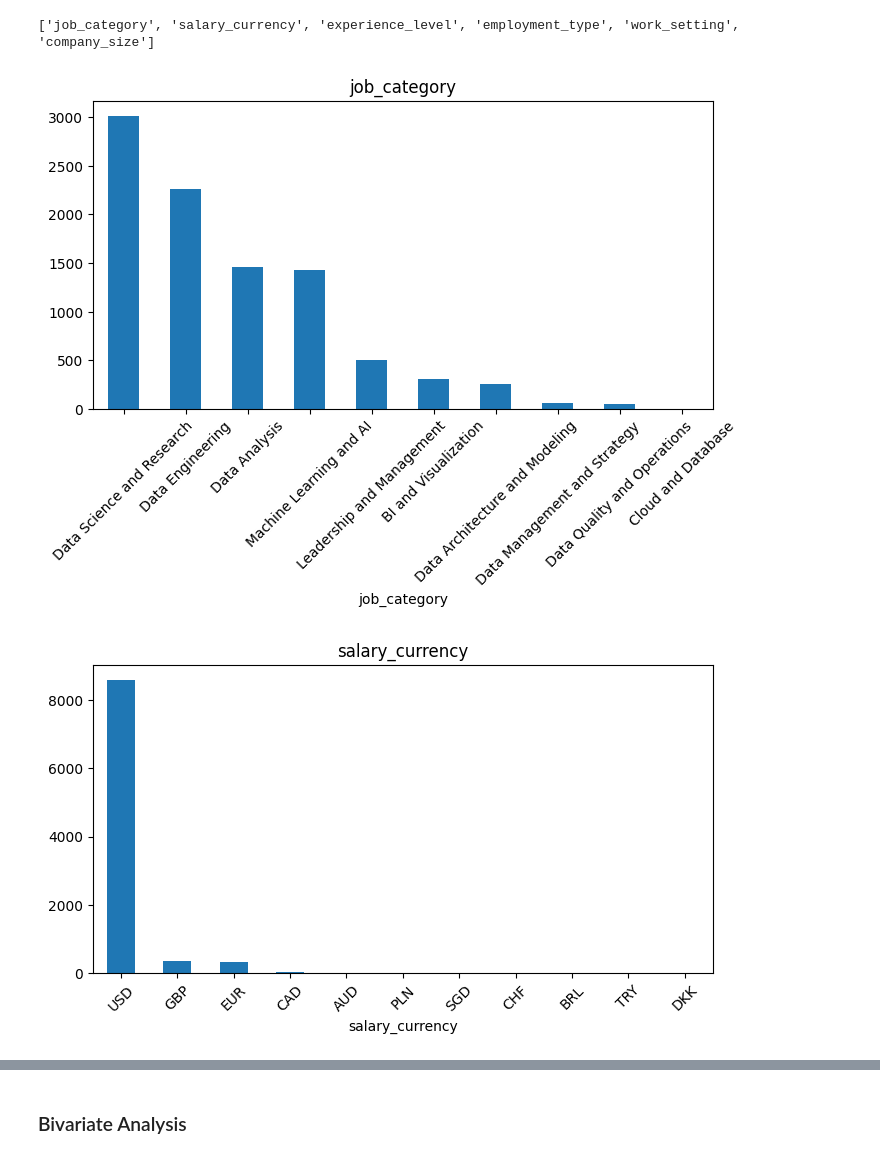
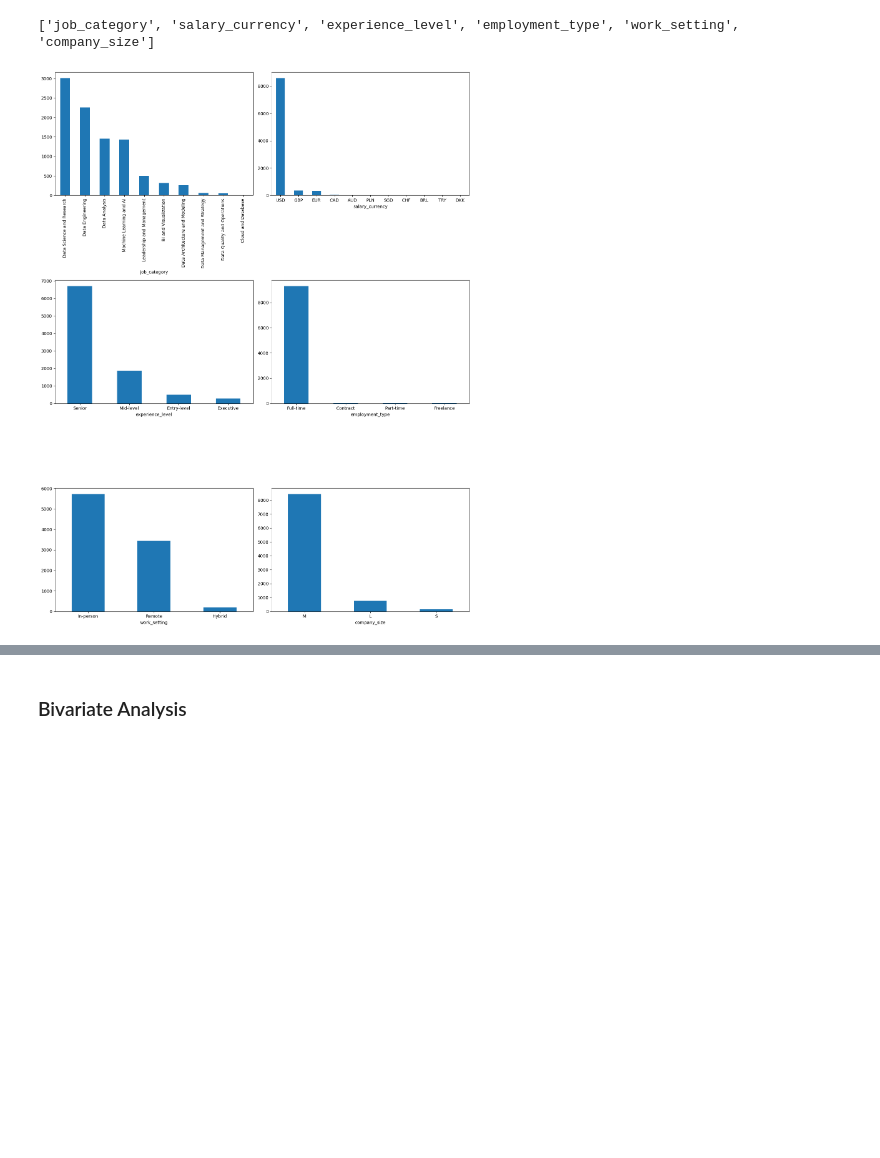
Before and after one commit to theo-picar1/DataSci_CA2_PairProject_2025, a Jupyter notebook: DataAnalysys.ipynb, the cells around one changed output, grey strips where cells are left out. Cells and saved outputs as stored; diff of their text form; code cells hidden in the pictures; blank space fills up the shorter version.

```diff
--- a/DataAnalysys.ipynb
+++ b/DataAnalysys.ipynb
@@ -156,9 +156,13 @@ plt.show()
 # %% [output]
 [figure]
 # %%
-# Boxplot of numeric columns
-for column in numeric_cols:
+# Boxplots of numeric columns
+plt.figure(figsize=(12, 8))
+
+for i, column in enumerate(numeric_cols, 1):
+    plt.subplot(2, 2, i)
     sns.boxplot(x=data[column])
-    plt.title(column)
-    plt.show()
+
+plt.tight_layout()
+plt.show()
 # %% [output]
@@ -206,12 +208,17 @@ print(columns_to_plot)
 # %% [output]
 ['job_category', 'salary_currency', 'experience_level', 'employment_type', 'work_setting', 'company_size']
 # %%
-for column in columns_to_plot:
-    plt.figure(figsize=(8,4))
+plt.figure(figsize=(14,18))
+
+for i, column in enumerate(columns_to_plot, 1):
+    plt.subplot(3, 2, i)
     data[column].value_counts().plot(kind='bar')
-    plt.title(column)
-    plt.xticks(rotation=45)
-    plt.show()
+    if column == "job_category":
+        plt.xticks(rotation=90)
+    else:
+        plt.xticks(rotation=0)
+
+plt.tight_layout()
+plt.show()
 # %% [output]
-[figure, old version]
+[figure, new version]
-[figure, removed]
```
Also changed, not shown: parts of 7 cells of this notebook.
